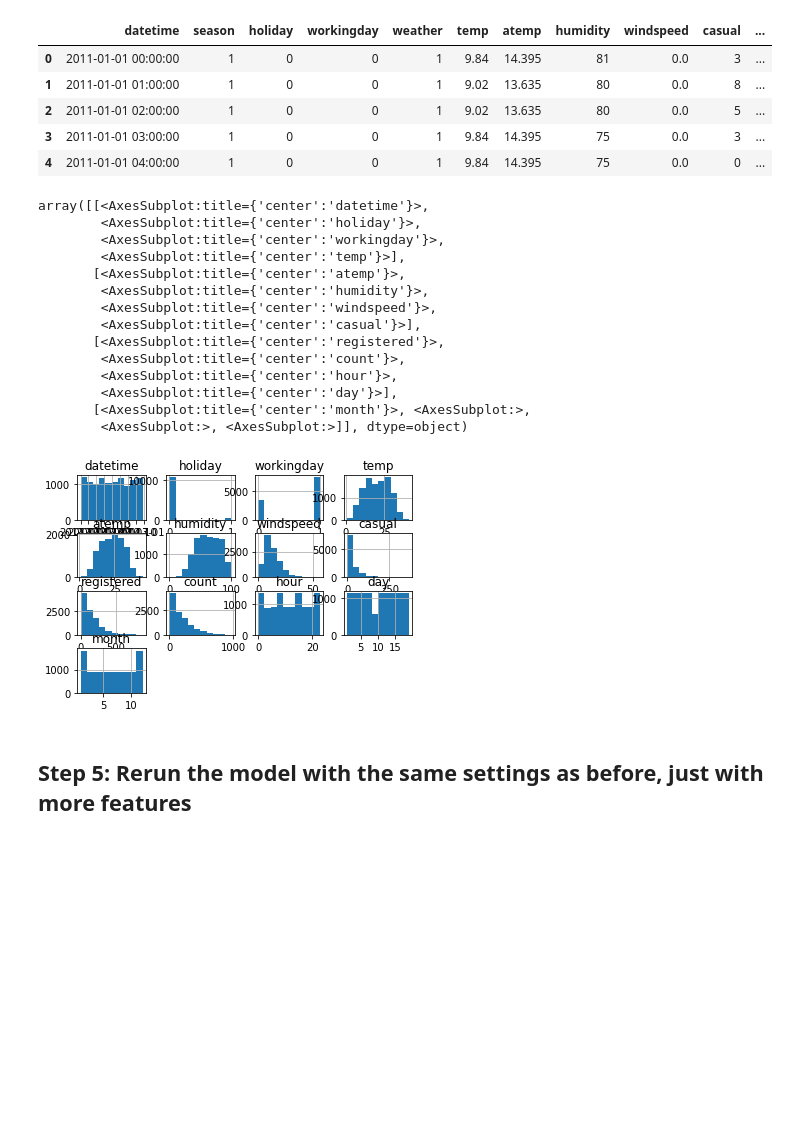
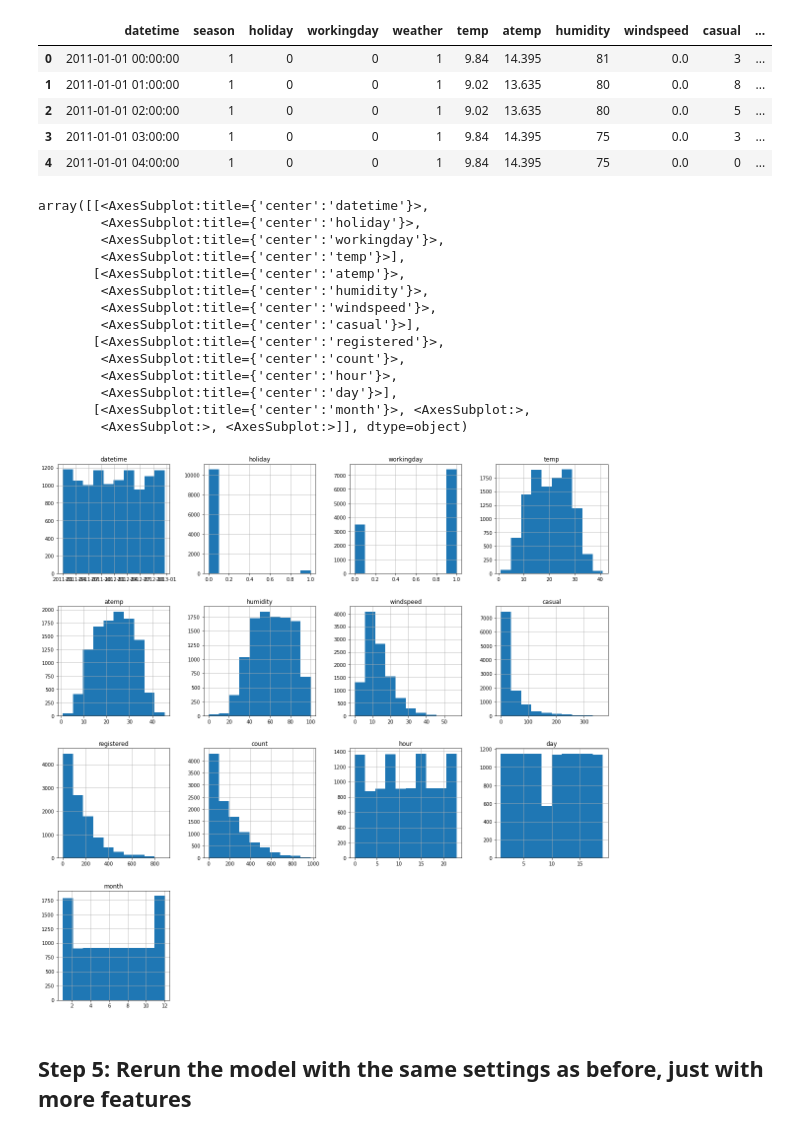
Before and after one commit to nelsongcg/bikesharing, a Jupyter notebook: project/project-notebook.ipynb, the cells around one changed output. Drawn from its saved outputs; the diff is of its cells as text; code cells hidden in the pictures; blank space fills up the shorter version.

```diff
--- a/project/project-notebook.ipynb
+++ b/project/project-notebook.ipynb
@@ -430,23 +438,23 @@ train.head()
 | 4 | 2011-01-01 04:00:00 | 1 | 0 | 0 | 1 | 9.84 | 14.395 | 75 | 0.0 | 0 | ... |
 # %%
 # View histogram of all features again now with the hour feature
-train.hist()
+train.hist(figsize=(20,20))
 # %% [output]
 array([[<AxesSubplot:title={'center':'datetime'}>,
         <AxesSubplot:title={'center':'holiday'}>,
         <AxesSubplot:title={'center':'workingday'}>,
         <AxesSubplot:title={'center':'temp'}>],
        [<AxesSubplot:title={'center':'atemp'}>,
         <AxesSubplot:title={'center':'humidity'}>,
         <AxesSubplot:title={'center':'windspeed'}>,
         <AxesSubplot:title={'center':'casual'}>],
        [<AxesSubplot:title={'center':'registered'}>,
         <AxesSubplot:title={'center':'count'}>,
         <AxesSubplot:title={'center':'hour'}>,
         <AxesSubplot:title={'center':'day'}>],
        [<AxesSubplot:title={'center':'month'}>, <AxesSubplot:>,
         <AxesSubplot:>, <AxesSubplot:>]], dtype=object)
-[figure, old version]
+[figure, new version]
 # %% [markdown]
 ## Step 5: Rerun the model with the same settings as before, just with more features
 # %%
```
Also changed, not shown: parts of 25 cells of this notebook, 4 other files.
